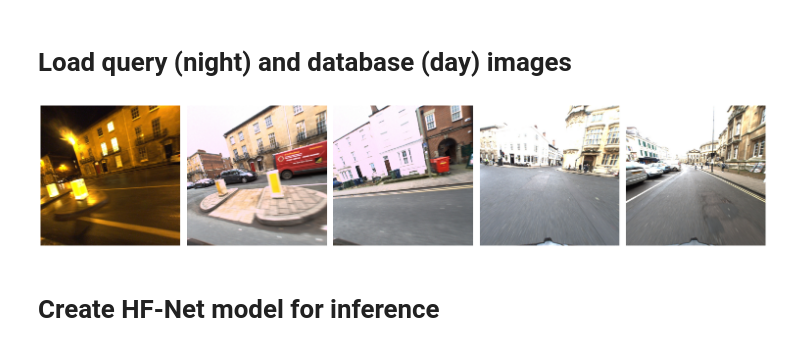
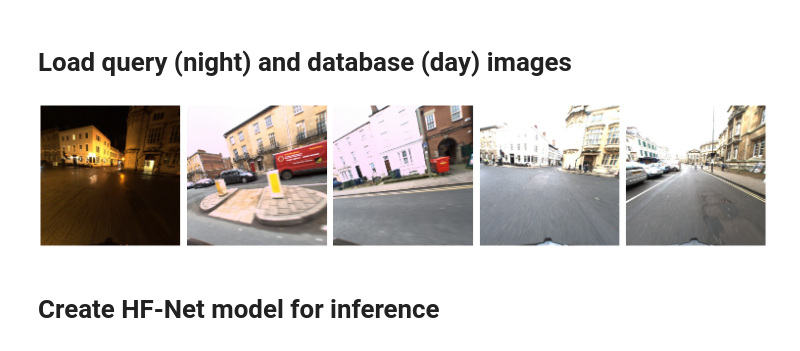
Before and after one commit to ethz-asl/hfnet, a Jupyter notebook: demo.ipynb, the cells around one changed output. Cells and saved outputs as stored; diff of their text form; code cells hidden in the pictures.

```diff
--- a/demo.ipynb
+++ b/demo.ipynb
@@ -23,14 +20,14 @@ The autoreload extension is already loaded. To reload it, use:
 # %% [markdown]
 # Load query (night) and database (day) images
 # %%
-query_idx = 2  # also try with 2 and 3
+query_idx = 3  # also try with 2 and 3
 read_image = lambda n: cv2.imread('doc/demo/' + n)[:, :, ::-1]
 image_query = read_image(f'query{query_idx}.jpg')
 images_db = [read_image(f'db{i}.jpg') for i in range(1, 5)]
 
 plot_images([image_query] + images_db, dpi=50)
 # %% [output]
-[figure, old version]
+[figure, new version]
 # %% [markdown]
 # Create HF-Net model for inference
 # %%
```
Also changed, not shown: parts of 5 cells of this notebook, 1 other file.
